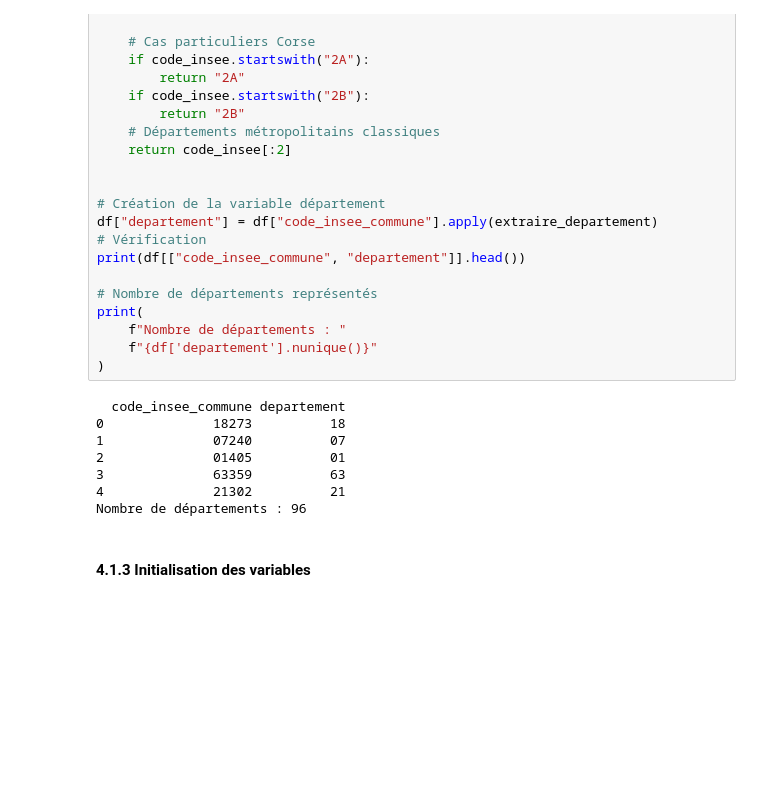
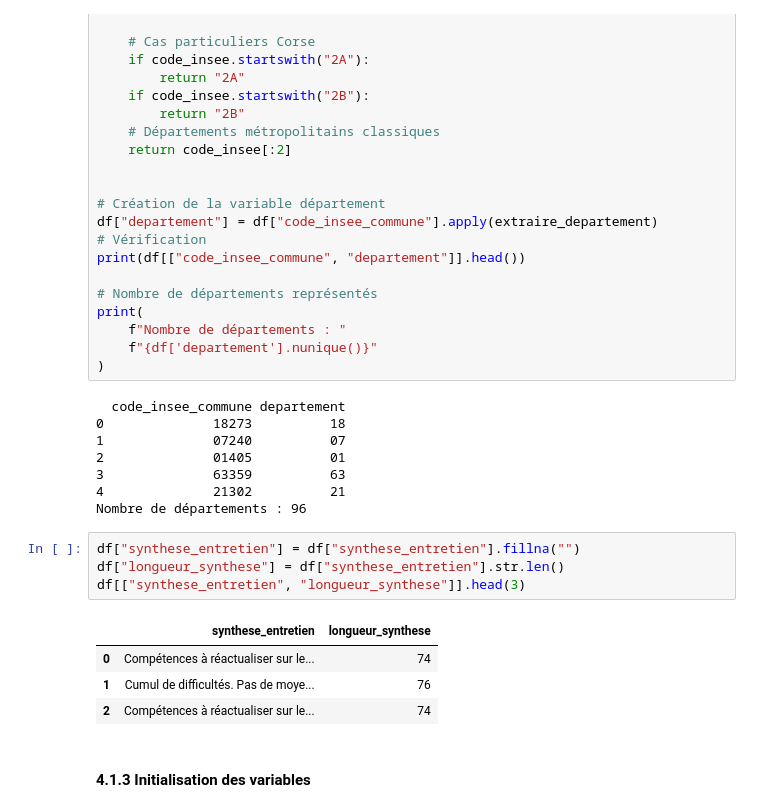
Before and after one commit to NicoH77/Atlas_CISIA_Exam_EmploymentPrediction, a Jupyter notebook: notebooks/Notebook-EmploymentPrediction.ipynb, the cells around one changed output. Drawn from its saved outputs; the diff is of its cells as text; blank space fills up the shorter version.

```diff
--- a/notebooks/Notebook-EmploymentPrediction.ipynb
+++ b/notebooks/Notebook-EmploymentPrediction.ipynb
@@ -1033,6 +1040,15 @@ print(
 3              63359          63
 4              21302          21
 Nombre de départements : 96
+# %%
+df["synthese_entretien"] = df["synthese_entretien"].fillna("")
+df["longueur_synthese"] = df["synthese_entretien"].str.len()
+df[["synthese_entretien", "longueur_synthese"]].head(3)
+# %% [output]
+|  | synthese_entretien | longueur_synthese |
+| 0 | Compétences à réactualiser sur le... | 74 |
+| 1 | Cumul de difficultés. Pas de moye... | 76 |
+| 2 | Compétences à réactualiser sur le... | 74 |
 # %% [markdown]
 #### 4.1.3 Initialisation des variables
 # %%
```
Also changed, not shown: parts of 13 cells of this notebook.
